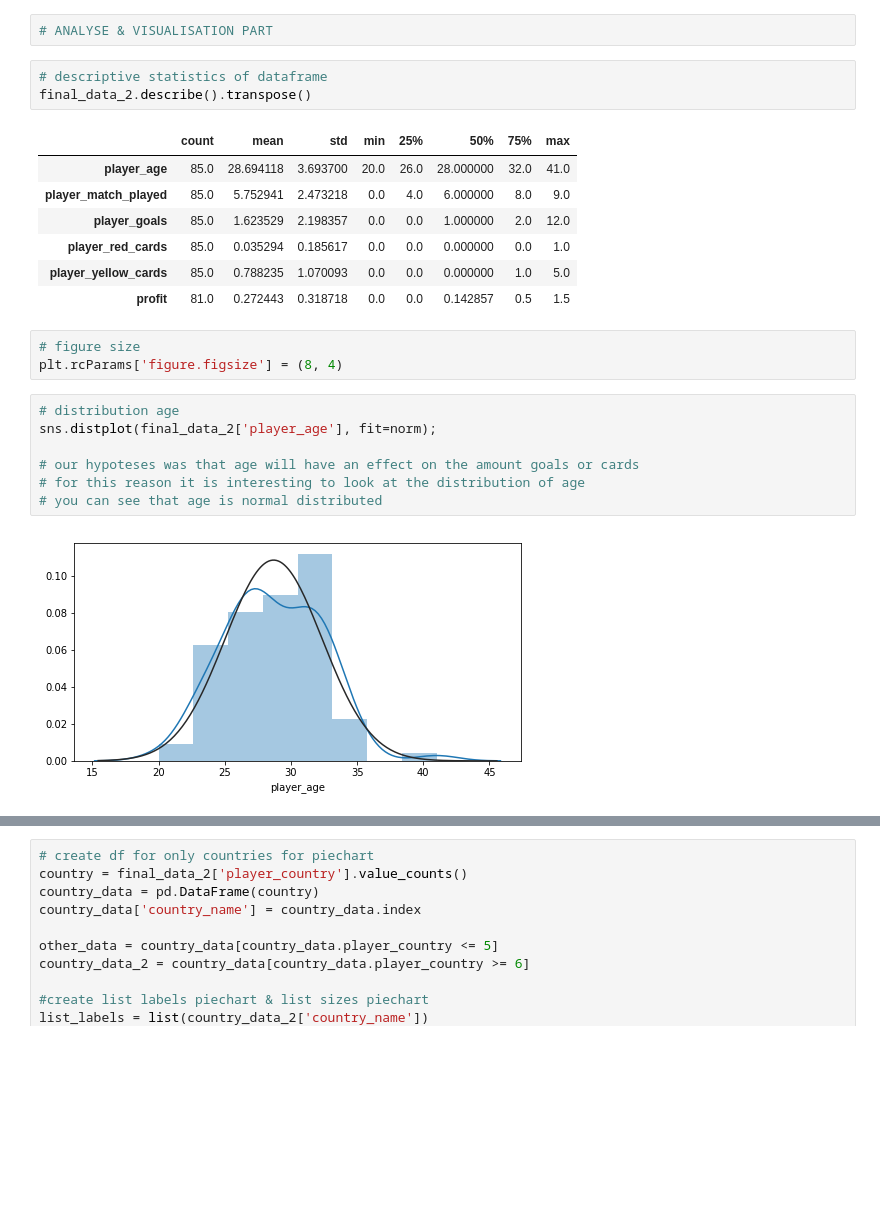
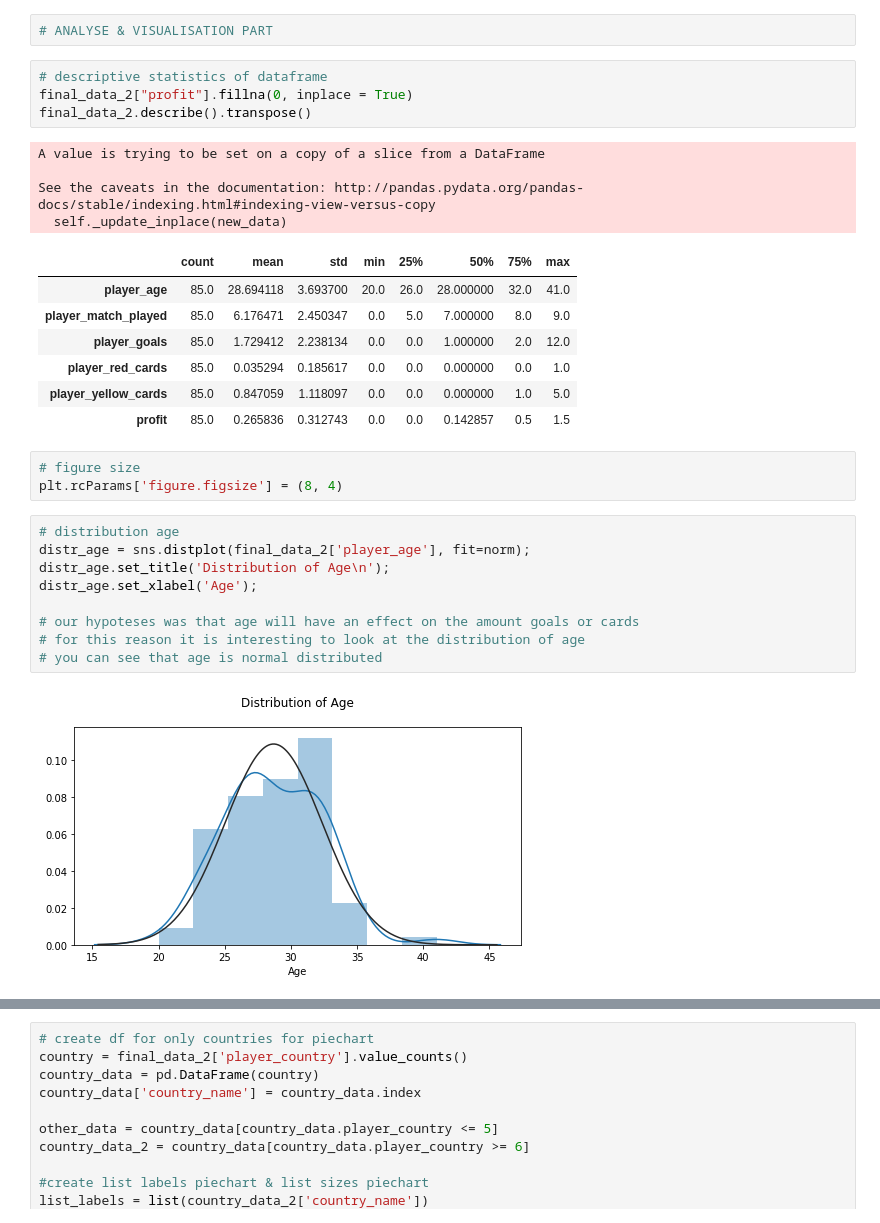
Before and after one commit to Noortje-Taal/W4_project3, a Jupyter notebook: Project week 3 & 4.ipynb, the cells around one changed output, grey strips where cells are left out. Cells and saved outputs as stored; diff of their text form; blank space fills up the shorter version.

```diff
--- a/Project week 3 & 4.ipynb
+++ b/Project week 3 & 4.ipynb
@@ -175,27 +175,34 @@ See the caveats in the documentation: http://pandas.pydata.org/pandas-docs/stabl
 # ANALYSE & VISUALISATION PART
 # %%
 # descriptive statistics of dataframe
+final_data_2["profit"].fillna(0, inplace = True)
 final_data_2.describe().transpose()
 # %% [output]
+A value is trying to be set on a copy of a slice from a DataFrame
+
+See the caveats in the documentation: http://pandas.pydata.org/pandas-docs/stable/indexing.html#indexing-view-versus-copy
+  self._update_inplace(new_data)
 |  | count | mean | std | min | 25% | 50% | 75% | max |
 | player_age | 85.0 | 28.694118 | 3.693700 | 20.0 | 26.0 | 28.000000 | 32.0 | 41.0 |
-| player_match_played | 85.0 | 5.752941 | 2.473218 | 0.0 | 4.0 | 6.000000 | 8.0 | 9.0 |
-| player_goals | 85.0 | 1.623529 | 2.198357 | 0.0 | 0.0 | 1.000000 | 2.0 | 12.0 |
+| player_match_played | 85.0 | 6.176471 | 2.450347 | 0.0 | 5.0 | 7.000000 | 8.0 | 9.0 |
+| player_goals | 85.0 | 1.729412 | 2.238134 | 0.0 | 0.0 | 1.000000 | 2.0 | 12.0 |
 | player_red_cards | 85.0 | 0.035294 | 0.185617 | 0.0 | 0.0 | 0.000000 | 0.0 | 1.0 |
-| player_yellow_cards | 85.0 | 0.788235 | 1.070093 | 0.0 | 0.0 | 0.000000 | 1.0 | 5.0 |
-| profit | 81.0 | 0.272443 | 0.318718 | 0.0 | 0.0 | 0.142857 | 0.5 | 1.5 |
+| player_yellow_cards | 85.0 | 0.847059 | 1.118097 | 0.0 | 0.0 | 0.000000 | 1.0 | 5.0 |
+| profit | 85.0 | 0.265836 | 0.312743 | 0.0 | 0.0 | 0.142857 | 0.5 | 1.5 |
 # %%
 # figure size
 plt.rcParams['figure.figsize'] = (8, 4)
 # %%
 # distribution age
-sns.distplot(final_data_2['player_age'], fit=norm);
+distr_age = sns.distplot(final_data_2['player_age'], fit=norm);
+distr_age.set_title('Distribution of Age\n');
+distr_age.set_xlabel('Age');
 
 # our hypoteses was that age will have an effect on the amount goals or cards
 # for this reason it is interesting to look at the distribution of age
 # you can see that age is normal distributed
 # %% [output]
-[figure, old version]
+[figure, new version]
 # %%
 # piechart positions: for the best 85 footbalplayers, which position is most common?
 labels = ['Forwards', 'Midlielders', 'Defenders', 'Goalkeepers']
```
Also changed, not shown: parts of 12 cells of this notebook, 1 other file.
